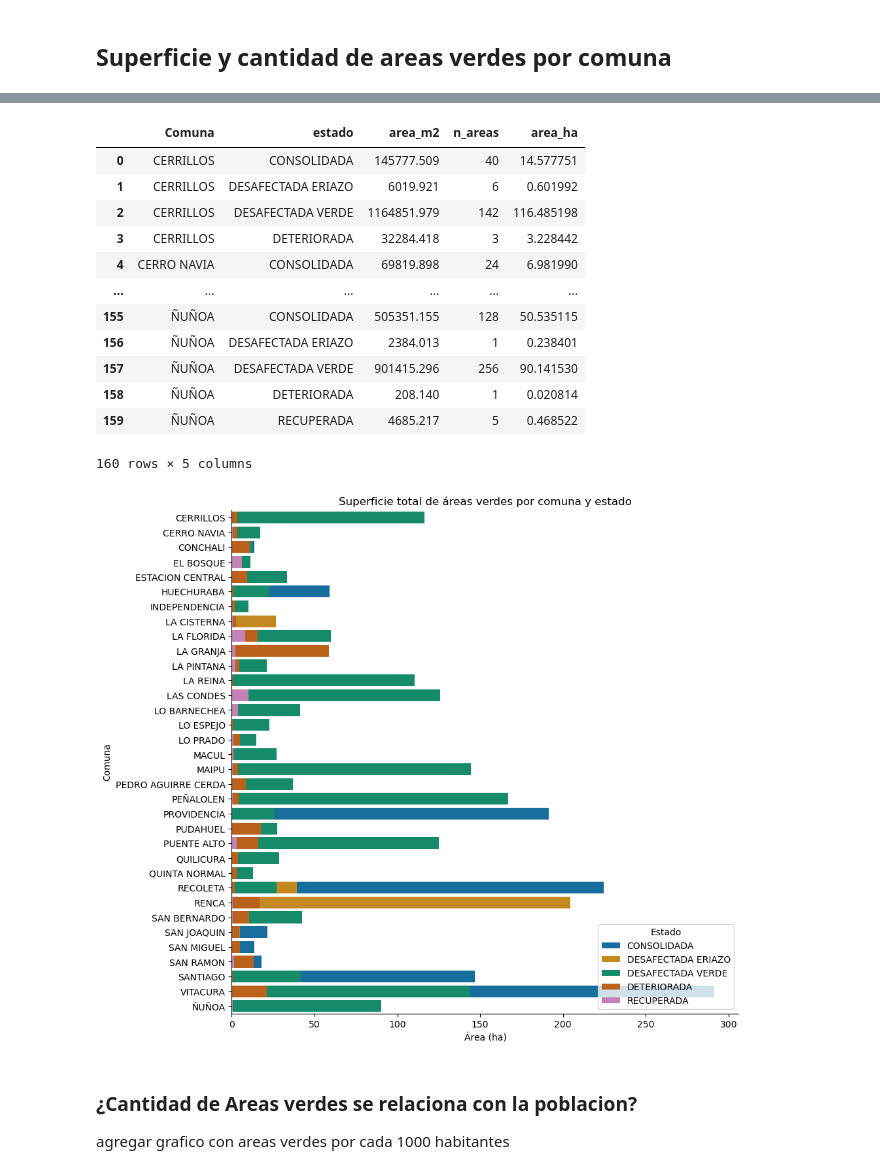
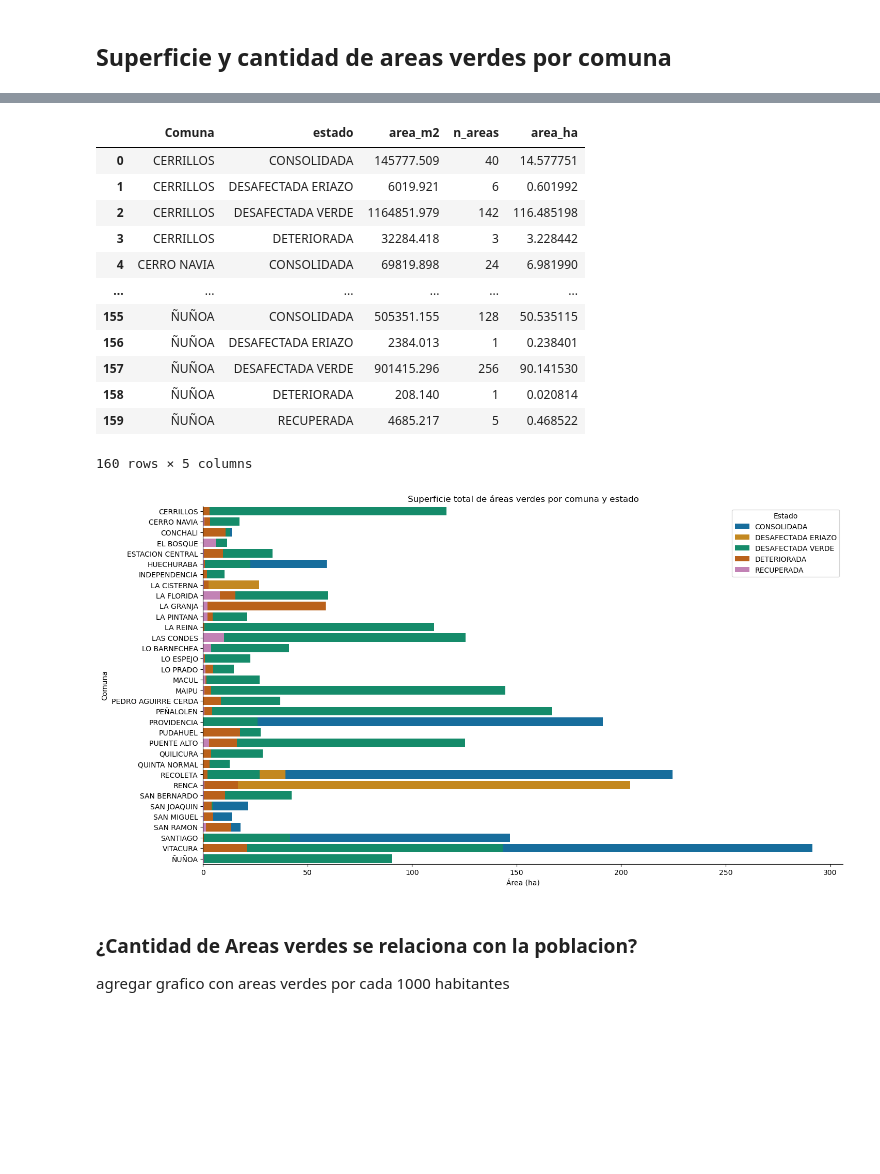
Before and after one commit to DamnXitri/project-areas_verdes, a Jupyter notebook: notebooks/project/project.ipynb, the cells around one changed output, grey strips where cells are left out. Saved outputs shown, nothing was run; the diff lists cells and outputs as text; code cells hidden in the pictures; blank space fills up the shorter version.

```diff
--- a/notebooks/project/project.ipynb
+++ b/notebooks/project/project.ipynb
@@ -206,38 +206,38 @@ cantidad_comuna_estado = areas_verdes.groupby(["Comuna", "estado"]).agg({"area_m
 cantidad_comuna_estado["area_ha"] = cantidad_comuna_estado["area_m2"] / 10000
 
 # plot
-fig, ax = plt.subplots(figsize=(10, 10))
+fig, ax = plt.subplots(figsize=(16, 9))
 sns.barplot(
     data=cantidad_comuna_estado,
     x="area_ha",
     y="Comuna",
     hue="estado",
     ax=ax,
     palette="colorblind",
     dodge=False,
 )
 ax.set_xlabel("Área (ha)")
 ax.set_ylabel("Comuna")
 ax.set_title("Superficie total de áreas verdes por comuna y estado")
-ax.legend(title="Estado", loc="lower right")
+ax.legend(title="Estado", loc="upper right")
 sns.despine()
 
 cantidad_comuna_estado
 # %% [output]
 |  | Comuna | estado | area_m2 | n_areas | area_ha |
 | 0 | CERRILLOS | CONSOLIDADA | 145777.509 | 40 | 14.577751 |
 | 1 | CERRILLOS | DESAFECTADA ERIAZO | 6019.921 | 6 | 0.601992 |
 | 2 | CERRILLOS | DESAFECTADA VERDE | 1164851.979 | 142 | 116.485198 |
 | 3 | CERRILLOS | DETERIORADA | 32284.418 | 3 | 3.228442 |
 | 4 | CERRO NAVIA | CONSOLIDADA | 69819.898 | 24 | 6.981990 |
 | ... | ... | ... | ... | ... | ... |
 | 155 | ÑUÑOA | CONSOLIDADA | 505351.155 | 128 | 50.535115 |
 | 156 | ÑUÑOA | DESAFECTADA ERIAZO | 2384.013 | 1 | 0.238401 |
 | 157 | ÑUÑOA | DESAFECTADA VERDE | 901415.296 | 256 | 90.141530 |
 | 158 | ÑUÑOA | DETERIORADA | 208.140 | 1 | 0.020814 |
 | 159 | ÑUÑOA | RECUPERADA | 4685.217 | 5 | 0.468522 |
 160 rows × 5 columns
-[figure, old version]
+[figure, new version]
 # %% [markdown]
 ### ¿Cantidad de Areas verdes se relaciona con la poblacion?
 agregar grafico con areas verdes por cada 1000 habitantes
```
Also changed, not shown: parts of 4 cells of this notebook.
